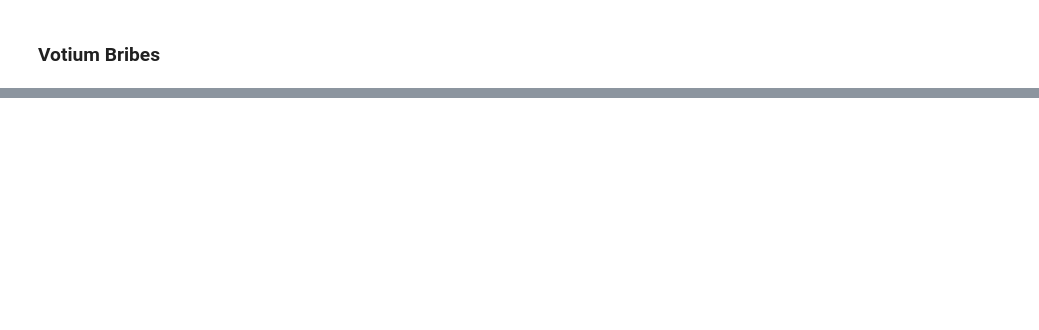
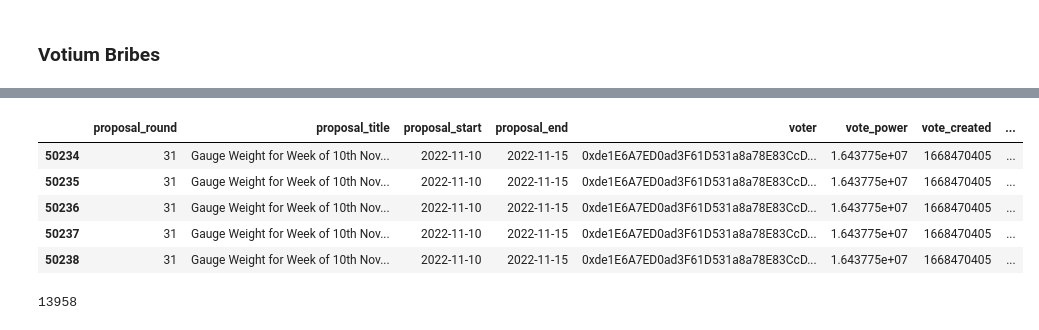
Before and after one commit to bam4564/flywheel, a Jupyter notebook: VotiumBribes.ipynb, the cells around one changed output, grey strips where cells are left out. Cells and saved outputs as stored; diff of their text form; code cells hidden in the pictures; blank space fills up the shorter version.

```diff
--- a/VotiumBribes.ipynb
+++ b/VotiumBribes.ipynb
@@ -693,2 +656,9 @@ df_snaps.head()
 # %%
-ddf(df_snaps.loc[df_snaps['proposal_round'] == 31])
+ddf(df_snaps.loc[df_snaps['proposal_round'] == 31].head())
+# %% [output]
+|  | proposal_round | proposal_title | proposal_start | proposal_end | voter | vote_power | vote_created | ... |
+| 50234 | 31 | Gauge Weight for Week of 10th Nov... | 2022-11-10 | 2022-11-15 | 0xde1E6A7ED0ad3F61D531a8a78E83CcD... | 1.643775e+07 | 1668470405 | ... |
+| 50235 | 31 | Gauge Weight for Week of 10th Nov... | 2022-11-10 | 2022-11-15 | 0xde1E6A7ED0ad3F61D531a8a78E83CcD... | 1.643775e+07 | 1668470405 | ... |
+| 50236 | 31 | Gauge Weight for Week of 10th Nov... | 2022-11-10 | 2022-11-15 | 0xde1E6A7ED0ad3F61D531a8a78E83CcD... | 1.643775e+07 | 1668470405 | ... |
+| 50237 | 31 | Gauge Weight for Week of 10th Nov... | 2022-11-10 | 2022-11-15 | 0xde1E6A7ED0ad3F61D531a8a78E83CcD... | 1.643775e+07 | 1668470405 | ... |
+| 50238 | 31 | Gauge Weight for Week of 10th Nov... | 2022-11-10 | 2022-11-15 | 0xde1E6A7ED0ad3F61D531a8a78E83CcD... | 1.643775e+07 | 1668470405 | ... |
@@ -697,9 +665,16 @@ ddf(df_snaps.loc[df_snaps['proposal_round'] == 31])
 # %%
-# TODO: Ensure that this join is operating correctly.
-df = df_snaps.merge(
-    df_bribes_full[['round', 'date', 'briber_label', 'bribe_fxs', 'choice_index', 'epoches_initiatedAt']],
-    how='right',
-    left_on=['proposal_round', 'choice_index'],
-    right_on=['round', 'choice_index']
+# Join together each combination of round, bribe, vote, choice
+# Each row is a vote with some power by an address for a particular choice on a snapshot proposal
+df = (
+    df_snaps.merge(
+        df_bribes_full[['round', 'date', 'briber_label', 'bribe_fxs', 'choice_index', 'epoches_initiatedAt']],
+        how='right',
+        left_on=['proposal_round', 'choice_index'],
+        right_on=['round', 'choice_index']
+    )
+    .drop(columns=['choice_index'])
 )
-ddf(df.sort_values(['round', 'choice_index']))
+print(len(df))
+# ddf(df.sort_values(['round', 'choice_index']))
+# %% [output]
+13958
```
Also changed, not shown: parts of 33 cells of this notebook.
